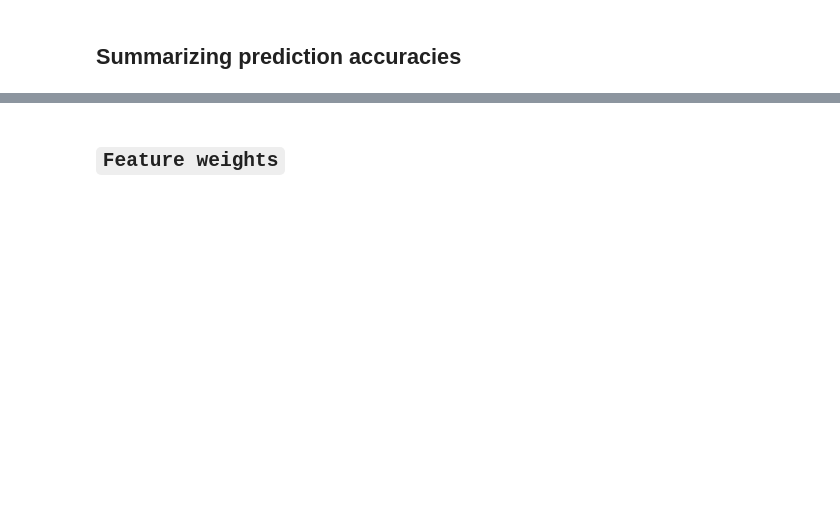
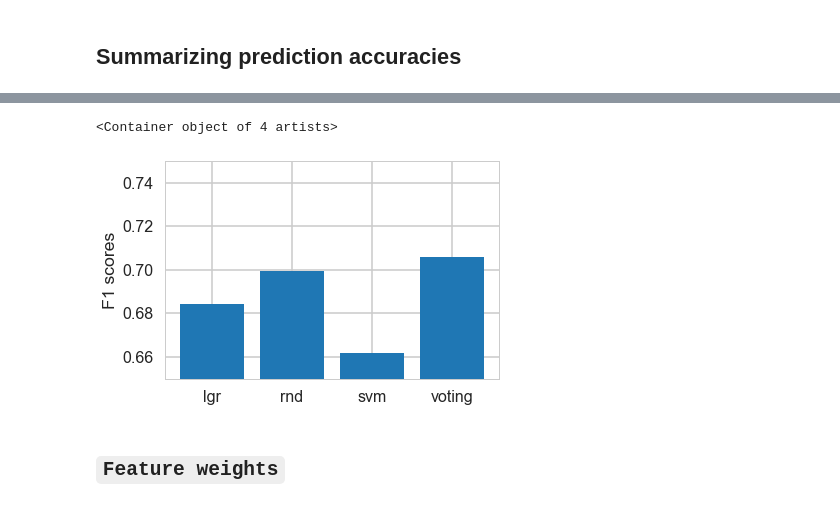
Before and after one commit to mrkulkarni1/movie_success_classifier, a Jupyter notebook: imdb_project/movie_classifier.ipynb, the cells around one changed output, grey strips where cells are left out. Cells and saved outputs as stored; diff of their text form; code cells hidden in the pictures; blank space fills up the shorter version.

```diff
--- a/imdb_project/movie_classifier.ipynb
+++ b/imdb_project/movie_classifier.ipynb
@@ -600,3 +612,6 @@ lgr2.score(titles_cat_logistic_highb_test_x,titles_cat_logistic_highb_test_y.pro
+# %%
+f1_score_array={}
+f1_score_array['lgr']=(sklearn.metrics.f1_score(titles_cat_logistic_lowb_test_y.profit_making,lgr.predict(titles_cat_logistic_lowb_test_x)) + sklearn.metrics.f1_score(titles_cat_logistic_highb_test_y.profit_making,lgr2.predict(titles_cat_logistic_highb_test_x)))/2
 # %% [markdown]
 ## `Support Vector Machine`
 # %%
@@ -690,5 +713,7 @@ array([[202,  51],
 # %%
 array_accuracy_score['high_b']['svm']=grid_search_2.score(titles_cat_logistic_highb_test_x,titles_cat_logistic_highb_test_y.profit_making)
+# %%
+f1_score_array['svm']=(sklearn.metrics.f1_score(titles_cat_logistic_highb_test_y,grid_search_2.predict(titles_cat_logistic_highb_test_x))+sklearn.metrics.f1_score(titles_cat_logistic_lowb_test_y,grid_search.predict(titles_cat_logistic_lowb_test_x)))/2
 # %% [markdown]
 ## `Random forest`
 # %%
@@ -825,5 +859,7 @@ array([[203,  50],
 # %%
 array_accuracy_score['high_b']['rnd']=grid_search_rnd.score(titles_cat_logistic_highb_test_x,titles_cat_logistic_highb_test_y.profit_making)
+# %%
+f1_score_array['rnd']=(sklearn.metrics.f1_score(titles_cat_logistic_highb_test_y,grid_search_rnd.predict(titles_cat_logistic_highb_test_x)) + sklearn.metrics.f1_score(titles_cat_logistic_lowb_test_y,rnd_clf.predict(titles_cat_logistic_lowb_test_x)))/2
 # %% [markdown]
 ## `Voting Classifier`
 # %%
@@ -860,2 +904,4 @@ array([[219,  34],
 # %%
 array_accuracy_score['high_b']['voting']=voting_clf_2.score(titles_cat_logistic_highb_test_x,titles_cat_logistic_highb_test_y.profit_making)
+# %%
+f1_score_array['voting']=(sklearn.metrics.f1_score(titles_cat_logistic_lowb_test_y,voting_clf.predict(titles_cat_logistic_lowb_test_x)) + sklearn.metrics.f1_score(titles_cat_logistic_highb_test_y,voting_clf_2.predict(titles_cat_logistic_highb_test_x)))/2
@@ -878,3 +931,10 @@ plt.plot(a1,b3 , '-',color='RED')
+# %%
+plt.ylabel('F1 scores')
+plt.ylim(.65,.75)
+plt.bar(f1_score_array.keys() , f1_score_array.values())
+# %% [output]
+<Container object of 4 artists>
+[figure, added]
 # %% [markdown]
 ## `Feature weights`
 # %%
```
Also changed, not shown: parts of 47 cells of this notebook.
